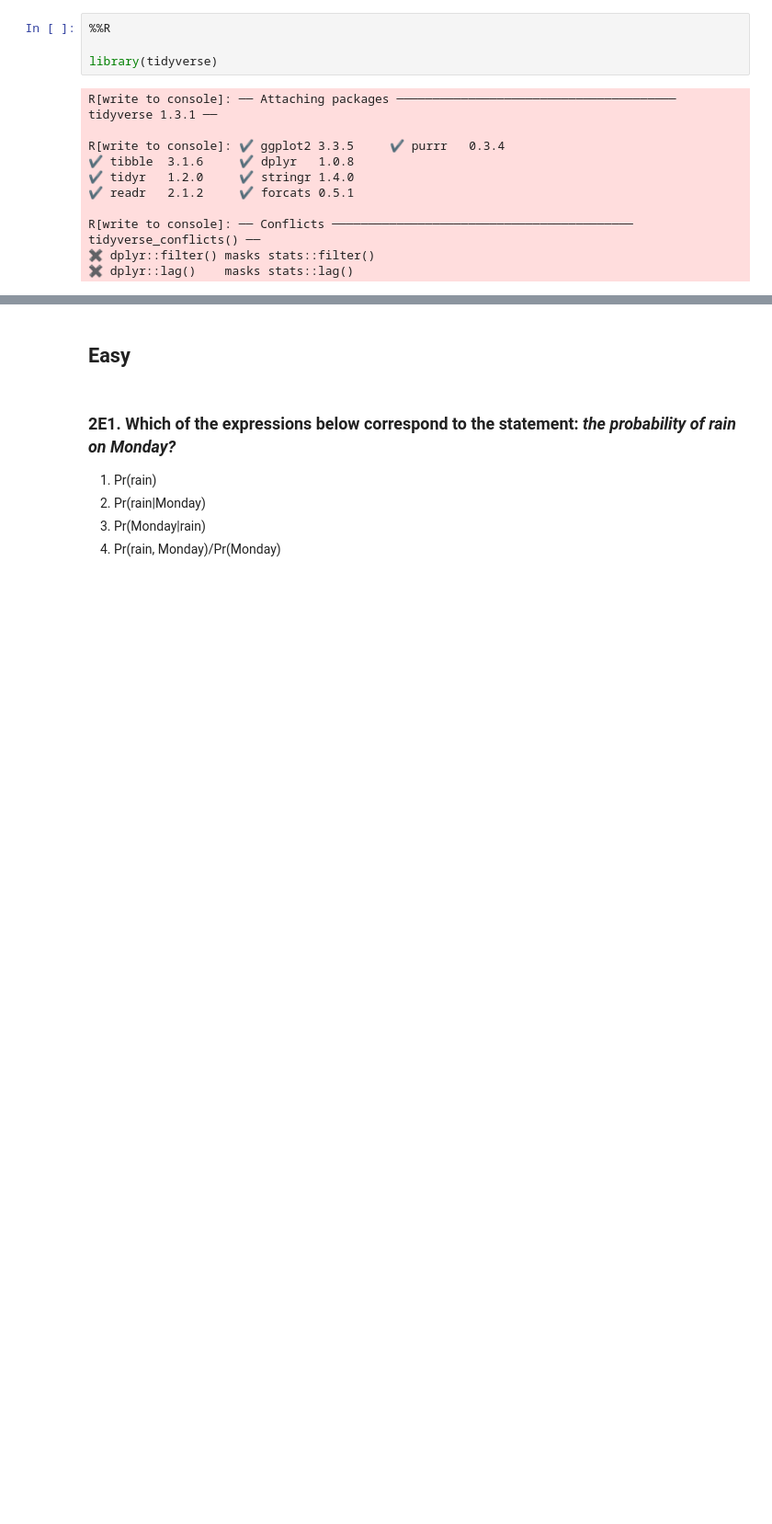
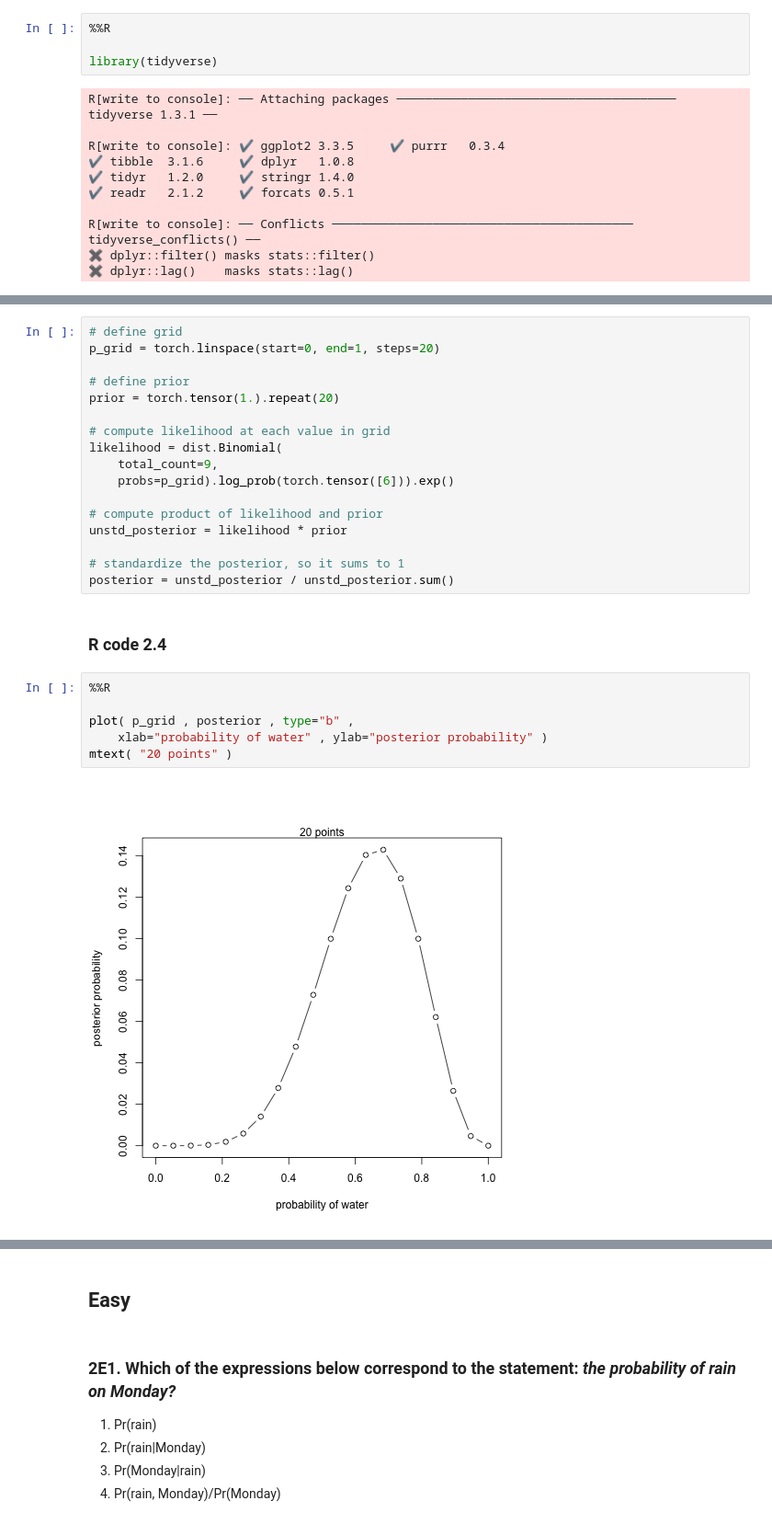
Before and after one commit to kvg/StatisticalRethinking, a Jupyter notebook: chr2.ipynb, the cells around one changed output, grey strips where cells are left out. Shown: that part at 92% size. Cells and saved outputs as stored; diff of their text form; blank space fills up the shorter version.

```diff
--- a/chr2.ipynb
+++ b/chr2.ipynb
@@ -45,0 +171,27 @@ R[write to console]: ── Conflicts ──────────────
+# %%
+# define grid
+p_grid = torch.linspace(start=0, end=1, steps=20)
+
+# define prior
+prior = torch.tensor(1.).repeat(20)
+
+# compute likelihood at each value in grid
+likelihood = dist.Binomial(
+    total_count=9,
+    probs=p_grid).log_prob(torch.tensor([6])).exp()
+
+# compute product of likelihood and prior
+unstd_posterior = likelihood * prior
+
+# standardize the posterior, so it sums to 1
+posterior = unstd_posterior / unstd_posterior.sum()
+# %% [markdown]
+### R code 2.4
+# %%
+%%R
+
+plot( p_grid , posterior , type="b" ,
+    xlab="probability of water" , ylab="posterior probability" )
+mtext( "20 points" )
+# %% [output]
+[figure, added]
```
Also changed, not shown: parts of 27 cells of this notebook.
